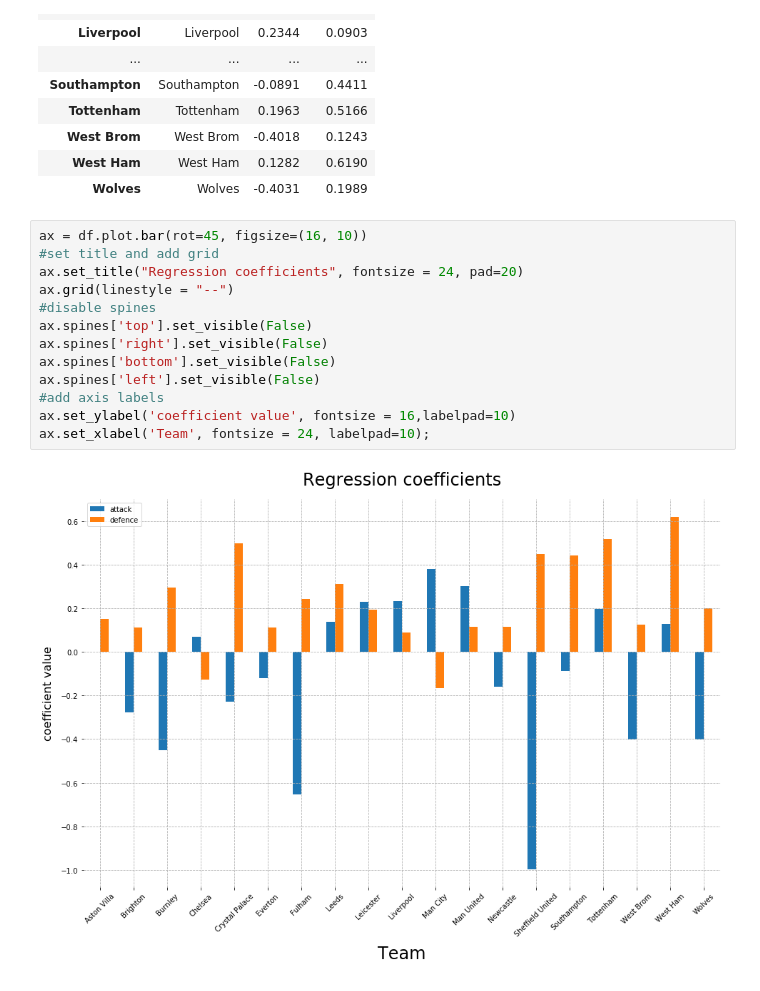
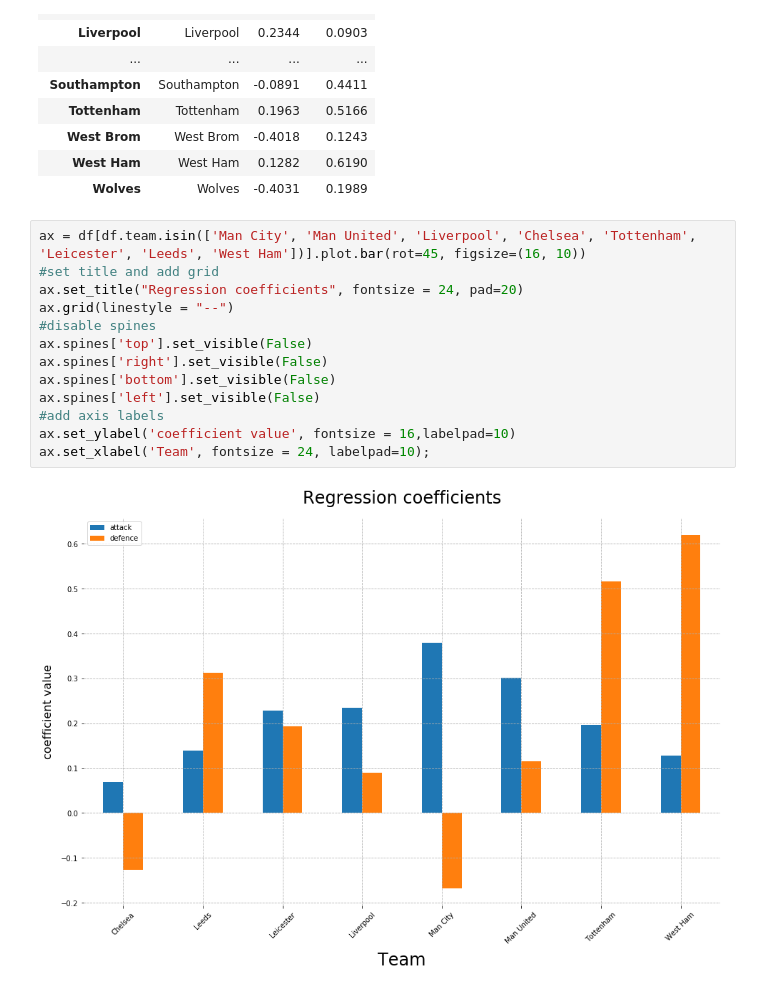
Before and after one commit to yashkarle/soccer-ds-stats, a Jupyter notebook: Projects/4UppsalaMMS/5_SimMatches/sim_match.ipynb, the cells around one changed output. Drawn from its saved outputs; the diff is of its cells as text.

```diff
--- a/Projects/4UppsalaMMS/5_SimMatches/sim_match.ipynb
+++ b/Projects/4UppsalaMMS/5_SimMatches/sim_match.ipynb
@@ -260,19 +508,19 @@ df
 | West Ham | West Ham | 0.1282 | 0.6190 |
 | Wolves | Wolves | -0.4031 | 0.1989 |
 # %%
-ax = df.plot.bar(rot=45, figsize=(16, 10))
+ax = df[df.team.isin(['Man City', 'Man United', 'Liverpool', 'Chelsea', 'Tottenham', 'Leicester', 'Leeds', 'West Ham'])].plot.bar(rot=45, figsize=(16, 10))
 #set title and add grid
 ax.set_title("Regression coefficients", fontsize = 24, pad=20)
 ax.grid(linestyle = "--")
 #disable spines
 ax.spines['top'].set_visible(False)
 ax.spines['right'].set_visible(False)
 ax.spines['bottom'].set_visible(False)
 ax.spines['left'].set_visible(False)
 #add axis labels
 ax.set_ylabel('coefficient value', fontsize = 16,labelpad=10)
 ax.set_xlabel('Team', fontsize = 24, labelpad=10);
 # %% [output]
-[figure, old version]
+[figure, new version]
 # %%
 # Set teams here
```
Also changed, not shown: parts of 24 cells of this notebook, 2 other files.
